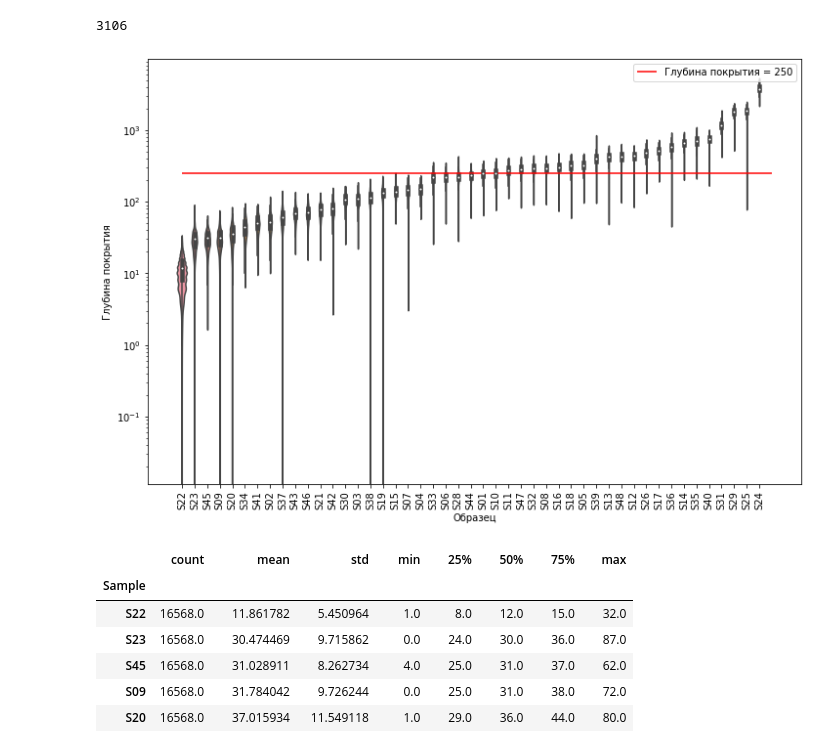
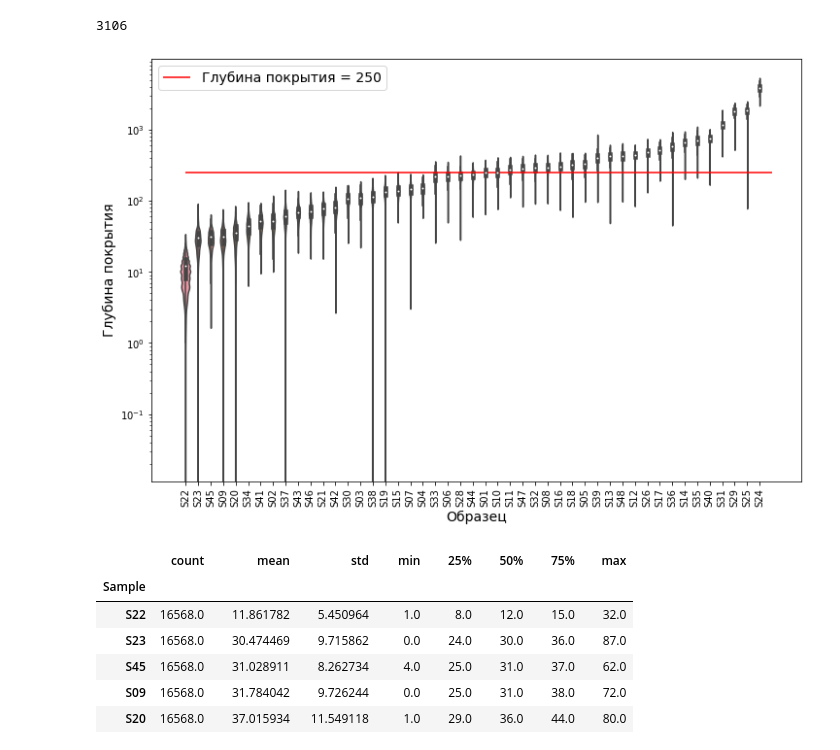
Before and after one commit to mitoclub/OldMenGenetics, a Jupyter notebook: notebooks/stats.ipynb, the cells around one changed output. Saved outputs shown, nothing was run; the diff lists cells and outputs as text; code cells hidden in the pictures.

```diff
--- a/notebooks/stats.ipynb
+++ b/notebooks/stats.ipynb
@@ -44,16 +45,16 @@ incorrect_pos
 # %%
 _dcov = 250
 plt.figure(figsize=(12, 8))
 sns.violinplot(data=depth_melted[depth_melted.POS != incorrect_pos], y="Depth", x="Sample", order=samples_sorted)
 plt.yscale("log")
 plt.hlines([_dcov], 0, 47, "r", label=f"Глубина покрытия = {_dcov}")
 plt.xticks(rotation=90)
-plt.ylabel("Глубина покрытия")
-plt.xlabel("Образец")
-plt.legend()
+plt.ylabel("Глубина покрытия", fontsize=14)
+plt.xlabel("Образец", fontsize=14)
+plt.legend(fontsize=14)
 plt.show()
 # %% [output]
-[figure, old version]
+[figure, new version]
 # %%
 depth_stats = depth_melted[depth_melted.POS != incorrect_pos].groupby("Sample").Depth.describe().sort_values("mean")
 depth_stats.index = depth_stats.index.str.removesuffix(".bam")
```
Also changed, not shown: parts of 3 cells of this notebook, 1 other file.
